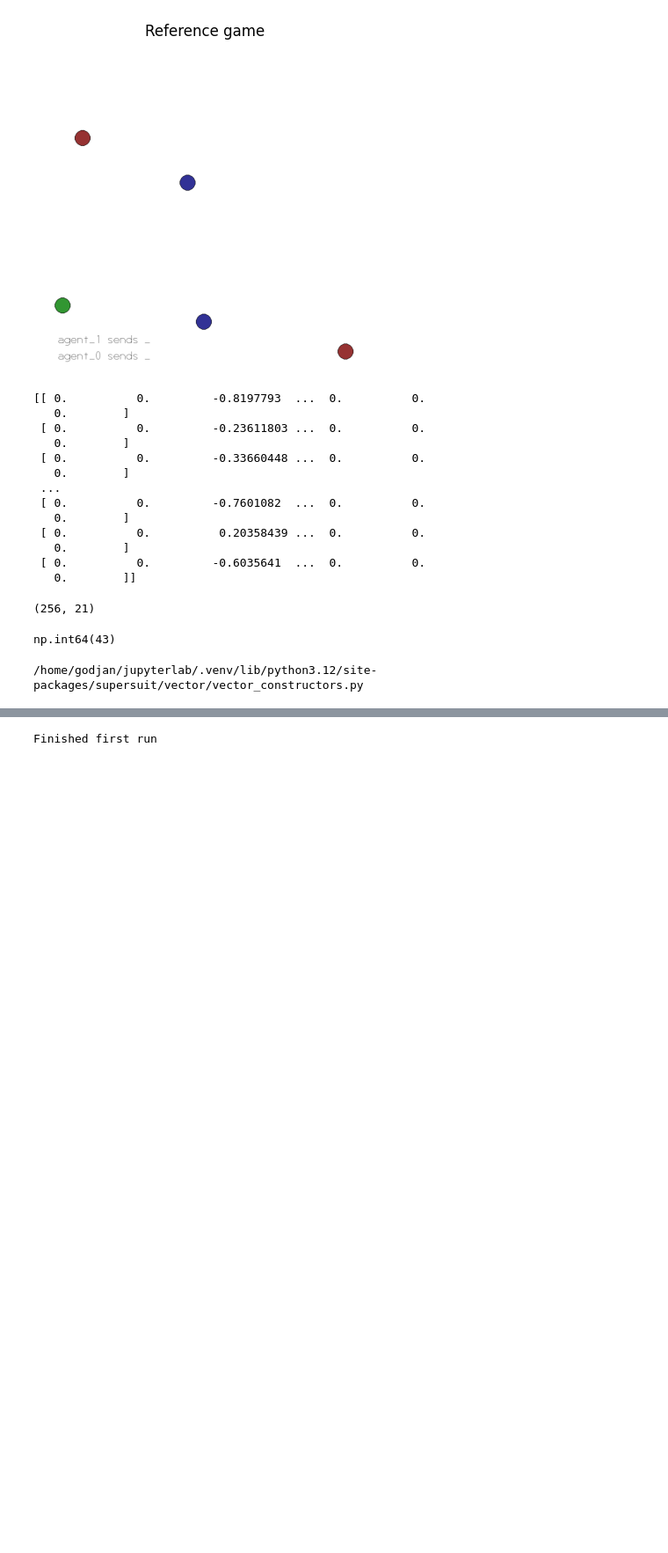
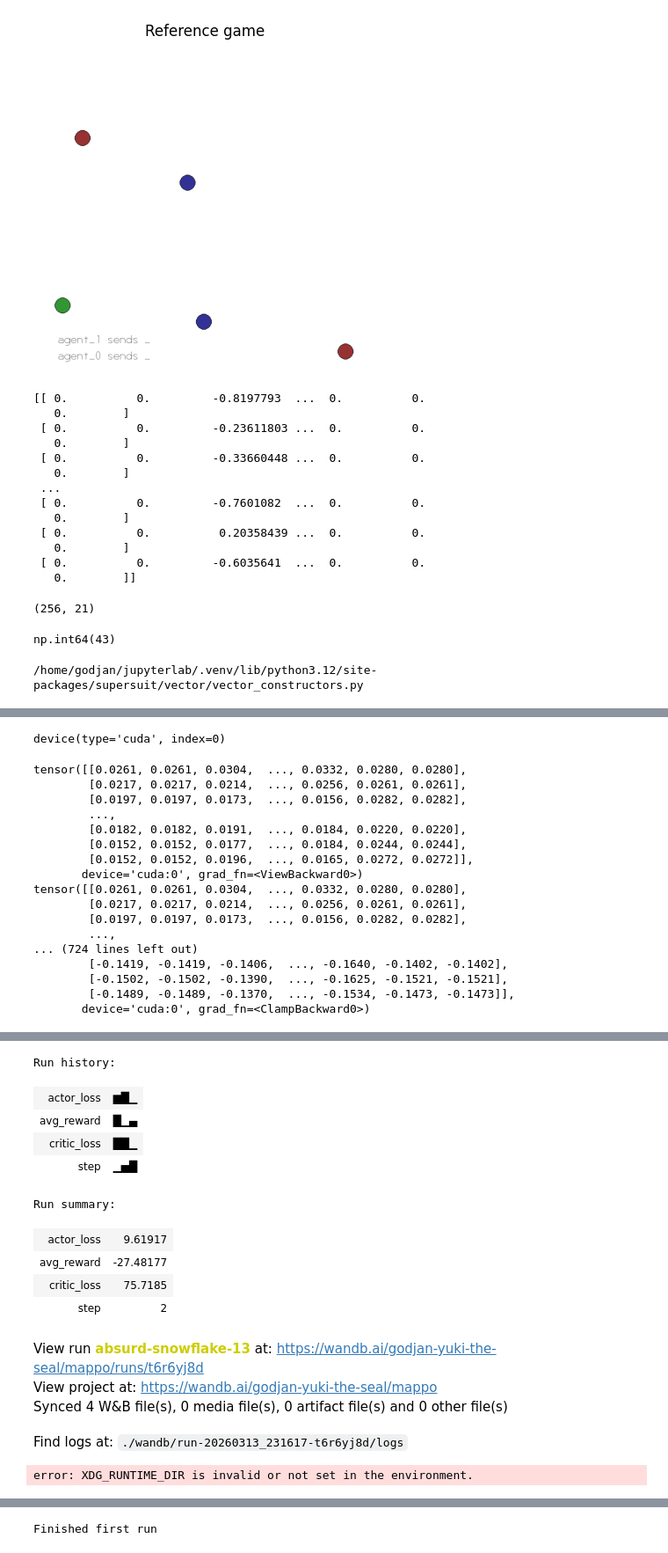
Before and after one commit to g0djan/mappo, a Jupyter notebook: eeml.ipynb, the cells around one changed output, grey strips where cells are left out. Shown at 88% size. Saved outputs shown, nothing was run; the diff lists cells and outputs as text; code cells hidden in the pictures; blank space fills up the shorter version.

Commit message:
moved to cuda

```diff
--- a/eeml.ipynb
+++ b/eeml.ipynb
@@ -361,6 +367,6 @@ NameError: name 'env_runner' is not defined
 # %%
 from tqdm.auto import trange
-total_steps = 10000
+total_steps = 2
 
 
 NUM_ENVS = 128
@@ -394,8 +400,11 @@ state_len = 2 * observation_len
 n_actions = env.action_space.n
 
 
+device = torch.device('cuda' if torch.cuda.is_available() else 'cpu')
 agent_reference = Agent(observation_len, n_actions)
+agent_reference.nn = agent_reference.nn.to(device)
 critic_reference = MPEReferenceNetwork(state_len, 1)
+critic_reference = critic_reference.to(device)
 
 
 optimizer_actor = torch.optim.Adam(agent_reference.nn.parameters(), lr=learning_rate)
@@ -445,4 +473,12 @@ View run at https://wandb.ai/godjan-yuki-the-seal/mappo/runs/td5lroqb
+# %%
+checkpoint_folder_name = "checkpoints/" + run.name
+os.mkdir(checkpoint_folder_name)
+# %%
+next(agent_reference.nn.parameters()).device
+# %% [output]
+device(type='cuda', index=0)
 # %%
+import datetime
 step = 0
 with trange(step, total_steps + 1) as progress_bar:
     for step in progress_bar:
@@ -458,6 +494,8 @@ with trange(step, total_steps + 1) as progress_bar:
             trajectory["rewards_to_go"] = normalise_rewards_to_go(trajectory["rewards_to_go"], running_std, running_mean)
 
 
+        avg_reward = trajectory["rewards"].sum(dim=0).mean()
+
         trajectory = trajectory_into_chunks(trajectory, CHUNK_LENGTH)
 
         mini_batch_size = trajectory["h_critic"].shape[1] // MINI_BATCH
@@ -470,11 +508,7 @@ with trange(step, total_steps + 1) as progress_bar:
                 actor_loss = compute_actor_loss(agent_reference, mini_batch_trajectory)
                 critic_loss = compute_critic_loss(critic_reference, mini_batch_trajectory)
 
-                run.log({
-                    "step": step,
-                    "actor_loss": actor_loss,
-                    "critic_loss": critic_loss
-                })
+
 
 
                 actor_loss.backward()
@@ -484,3 +518,31 @@ with trange(step, total_steps + 1) as progress_bar:
                 optimizer_critic.step()
                 optimizer_actor.zero_grad()
                 optimizer_critic.zero_grad()
+        run.log({
+                    "step": step,
+                    "actor_loss": actor_loss,
+                    "critic_loss": critic_loss,
+                    "avg_reward": avg_reward
+                })
+        if step % 100:
+            torch.save(agent_reference.nn.state_dict(), checkpoint_folder_name + "/actor" + str(datetime.datetime.now()))
+            torch.save(critic_reference.state_dict(), checkpoint_folder_name + "/critic" + str(datetime.datetime.now()))
+run.finish()
+# %% [output]
+tensor([[0.0261, 0.0261, 0.0304,  ..., 0.0332, 0.0280, 0.0280],
+        [0.0217, 0.0217, 0.0214,  ..., 0.0256, 0.0261, 0.0261],
+        [0.0197, 0.0197, 0.0173,  ..., 0.0156, 0.0282, 0.0282],
+        ...,
+        [0.0182, 0.0182, 0.0191,  ..., 0.0184, 0.0220, 0.0220],
+        [0.0152, 0.0152, 0.0177,  ..., 0.0184, 0.0244, 0.0244],
+        [0.0152, 0.0152, 0.0196,  ..., 0.0165, 0.0272, 0.0272]],
+       device='cuda:0', grad_fn=<ViewBackward0>)
+tensor([[0.0261, 0.0261, 0.0304,  ..., 0.0332, 0.0280, 0.0280],
+        [0.0217, 0.0217, 0.0214,  ..., 0.0256, 0.0261, 0.0261],
+        [0.0197, 0.0197, 0.0173,  ..., 0.0156, 0.0282, 0.0282],
+        ...,
+... (724 lines left out)
+        [-0.1419, -0.1419, -0.1406,  ..., -0.1640, -0.1402, -0.1402],
+        [-0.1502, -0.1502, -0.1390,  ..., -0.1625, -0.1521, -0.1521],
+        [-0.1489, -0.1489, -0.1370,  ..., -0.1534, -0.1473, -0.1473]],
+       device='cuda:0', grad_fn=<ClampBackward0>)
@@ -486,0 +550,14 @@ with trange(step, total_steps + 1) as progress_bar:
+Run history:
+| actor_loss | ▆█▁ |
+| avg_reward | █▁▄ |
+| critic_loss | ██▁ |
+| step | ▁▅█ |
+Run summary:
+| actor_loss | 9.61917 |
+| avg_reward | -27.48177 |
+| critic_loss | 75.7185 |
+| step | 2 |
+View run absurd-snowflake-13 at: https://wandb.ai/godjan-yuki-the-seal/mappo/runs/t6r6yj8d
+View project at: https://wandb.ai/godjan-yuki-the-seal/mappo
+Synced 4 W&B file(s), 0 media file(s), 0 artifact file(s) and 0 other file(s)
+Find logs at: ./wandb/run-20260313_231617-t6r6yj8d/logs
@@ -486,0 +585,4 @@ with trange(step, total_steps + 1) as progress_bar:
+# %%
+env_eval = simple_reference_v3.parallel_env(render_mode="rgb_array")
+# %% [output]
+error: XDG_RUNTIME_DIR is invalid or not set in the environment.
```
Also changed, not shown: parts of 28 cells of this notebook.
